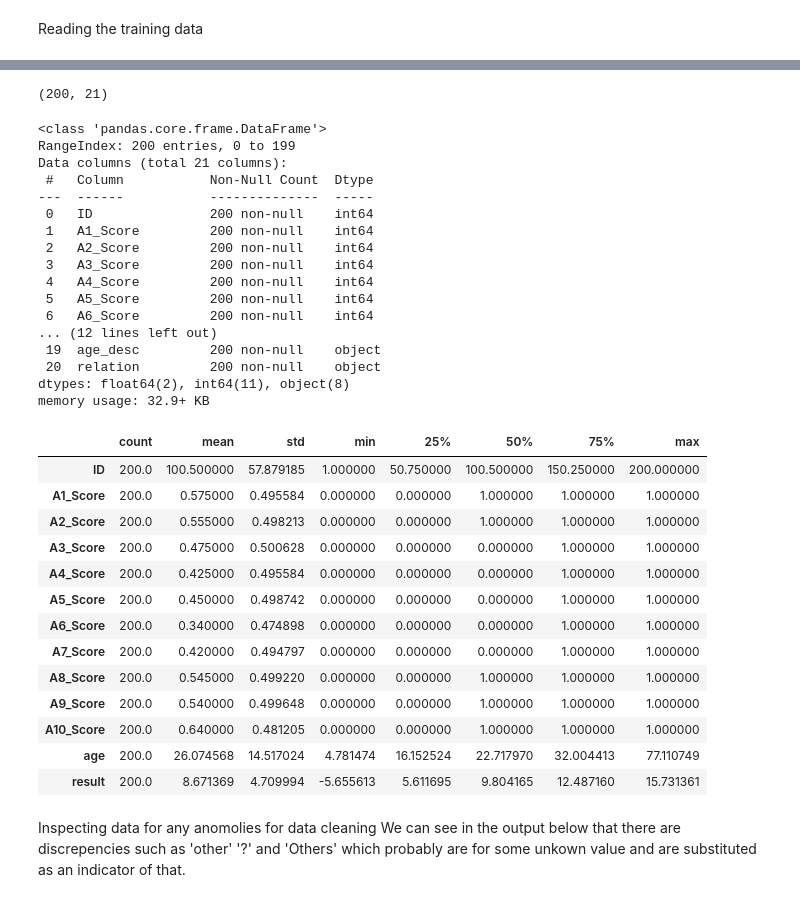
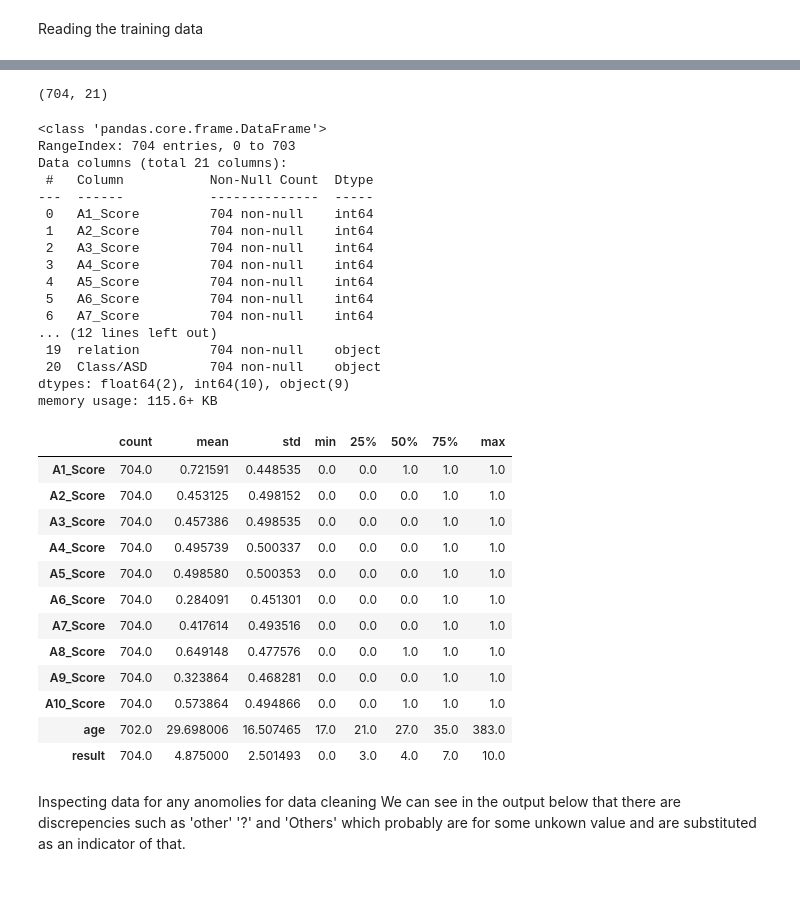
Before and after one commit to HassnatSyed/AutismPrediction, a Jupyter notebook: AutismPrediction.ipynb, the cells around one changed output, grey strips where cells are left out. Cells and saved outputs as stored; diff of their text form; code cells hidden in the pictures.

```diff
--- a/AutismPrediction.ipynb
+++ b/AutismPrediction.ipynb
@@ -6,8 +6,9 @@ import seaborn as sns
 # %% [markdown]
 Reading the training data
 # %%
-df = pd.read_csv('dataset/train.csv')
+train = pd.read_csv('dataset/train.csv')
+test = pd.read_csv('dataset/test.csv')
 # Rename 'austim' to 'autism'
-df.rename(columns={'austim': 'autism'}, inplace=True)
-print(df.head())
+train.rename(columns={'austim': 'autism', 'jundice':'jaundice'}, inplace=True)
+print(train.head())
 # %% [output]
@@ -29,48 +30,47 @@ print(df.head())
 
 [5 rows x 21 columns]
 # %%
-df.shape
+train.shape
 # %% [output]
-(200, 21)
+(704, 21)
 # %%
-df.info()
-#print(df.empty)
+train.info()
+#print(train.empty)
 # %% [output]
 <class 'pandas.core.frame.DataFrame'>
-RangeIndex: 200 entries, 0 to 199
+RangeIndex: 704 entries, 0 to 703
 Data columns (total 21 columns):
  #   Column           Non-Null Count  Dtype
 ---  ------           --------------  -----
- 0   ID               200 non-null    int64
- 1   A1_Score         200 non-null    int64
- 2   A2_Score         200 non-null    int64
- 3   A3_Score         200 non-null    int64
- 4   A4_Score         200 non-null    int64
- 5   A5_Score         200 non-null    int64
- 6   A6_Score         200 non-null    int64
+ 0   A1_Score         704 non-null    int64
+ 1   A2_Score         704 non-null    int64
+ 2   A3_Score         704 non-null    int64
+ 3   A4_Score         704 non-null    int64
+ 4   A5_Score         704 non-null    int64
+ 5   A6_Score         704 non-null    int64
+ 6   A7_Score         704 non-null    int64
 ... (12 lines left out)
- 19  age_desc         200 non-null    object
- 20  relation         200 non-null    object
-dtypes: float64(2), int64(11), object(8)
-memory usage: 32.9+ KB
+ 19  relation         704 non-null    object
+ 20  Class/ASD        704 non-null    object
+dtypes: float64(2), int64(10), object(9)
+memory usage: 115.6+ KB
 # %%
 #getting summary statistics
-df.describe().T
+train.describe().T
 # %% [output]
 |  | count | mean | std | min | 25% | 50% | 75% | max |
-| ID | 200.0 | 100.500000 | 57.879185 | 1.000000 | 50.750000 | 100.500000 | 150.250000 | 200.000000 |
-| A1_Score | 200.0 | 0.575000 | 0.495584 | 0.000000 | 0.000000 | 1.000000 | 1.000000 | 1.000000 |
-| A2_Score | 200.0 | 0.555000 | 0.498213 | 0.000000 | 0.000000 | 1.000000 | 1.000000 | 1.000000 |
-| A3_Score | 200.0 | 0.475000 | 0.500628 | 0.000000 | 0.000000 | 0.000000 | 1.000000 | 1.000000 |
-| A4_Score | 200.0 | 0.425000 | 0.495584 | 0.000000 | 0.000000 | 0.000000 | 1.000000 | 1.000000 |
-| A5_Score | 200.0 | 0.450000 | 0.498742 | 0.000000 | 0.000000 | 0.000000 | 1.000000 | 1.000000 |
-| A6_Score | 200.0 | 0.340000 | 0.474898 | 0.000000 | 0.000000 | 0.000000 | 1.000000 | 1.000000 |
-| A7_Score | 200.0 | 0.420000 | 0.494797 | 0.000000 | 0.000000 | 0.000000 | 1.000000 | 1.000000 |
-| A8_Score | 200.0 | 0.545000 | 0.499220 | 0.000000 | 0.000000 | 1.000000 | 1.000000 | 1.000000 |
-| A9_Score | 200.0 | 0.540000 | 0.499648 | 0.000000 | 0.000000 | 1.000000 | 1.000000 | 1.000000 |
-| A10_Score | 200.0 | 0.640000 | 0.481205 | 0.000000 | 0.000000 | 1.000000 | 1.000000 | 1.000000 |
-| age | 200.0 | 26.074568 | 14.517024 | 4.781474 | 16.152524 | 22.717970 | 32.004413 | 77.110749 |
-| result | 200.0 | 8.671369 | 4.709994 | -5.655613 | 5.611695 | 9.804165 | 12.487160 | 15.731361 |
+| A1_Score | 704.0 | 0.721591 | 0.448535 | 0.0 | 0.0 | 1.0 | 1.0 | 1.0 |
+| A2_Score | 704.0 | 0.453125 | 0.498152 | 0.0 | 0.0 | 0.0 | 1.0 | 1.0 |
+| A3_Score | 704.0 | 0.457386 | 0.498535 | 0.0 | 0.0 | 0.0 | 1.0 | 1.0 |
+| A4_Score | 704.0 | 0.495739 | 0.500337 | 0.0 | 0.0 | 0.0 | 1.0 | 1.0 |
+| A5_Score | 704.0 | 0.498580 | 0.500353 | 0.0 | 0.0 | 0.0 | 1.0 | 1.0 |
+| A6_Score | 704.0 | 0.284091 | 0.451301 | 0.0 | 0.0 | 0.0 | 1.0 | 1.0 |
+| A7_Score | 704.0 | 0.417614 | 0.493516 | 0.0 | 0.0 | 0.0 | 1.0 | 1.0 |
+| A8_Score | 704.0 | 0.649148 | 0.477576 | 0.0 | 0.0 | 1.0 | 1.0 | 1.0 |
+| A9_Score | 704.0 | 0.323864 | 0.468281 | 0.0 | 0.0 | 0.0 | 1.0 | 1.0 |
+| A10_Score | 704.0 | 0.573864 | 0.494866 | 0.0 | 0.0 | 1.0 | 1.0 | 1.0 |
+| age | 702.0 | 29.698006 | 16.507465 | 17.0 | 21.0 | 27.0 | 35.0 | 383.0 |
+| result | 704.0 | 4.875000 | 2.501493 | 0.0 | 3.0 | 4.0 | 7.0 | 10.0 |
 # %% [markdown]
 Inspecting data for any anomolies for data cleaning
 We can see in the output below that there are discrepencies such as 'other' '?' and 'Others' which probably are for some unkown value and are substituted as an indicator of that.
```
Also changed, not shown: parts of 9 cells of this notebook, 2 other files.
